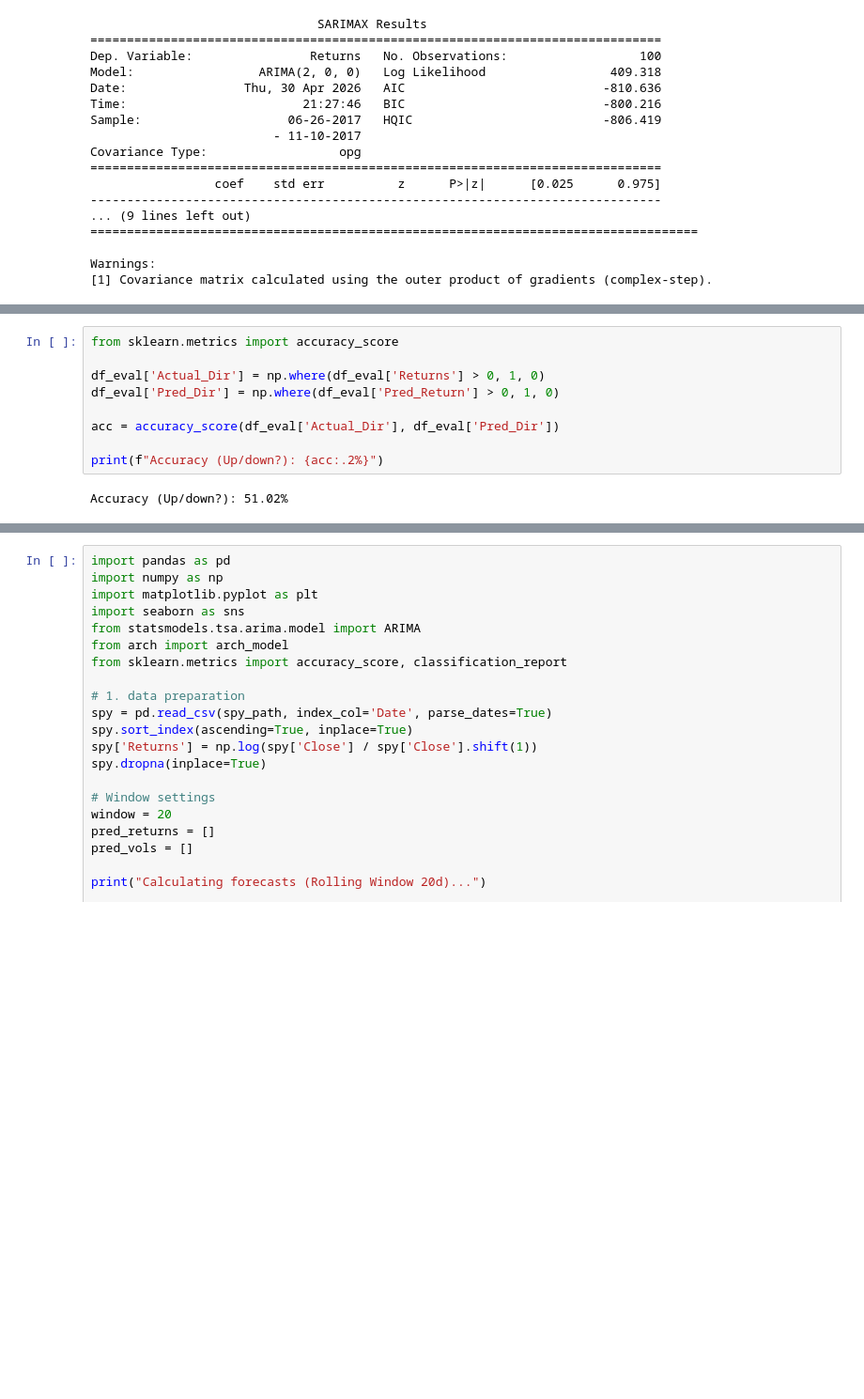
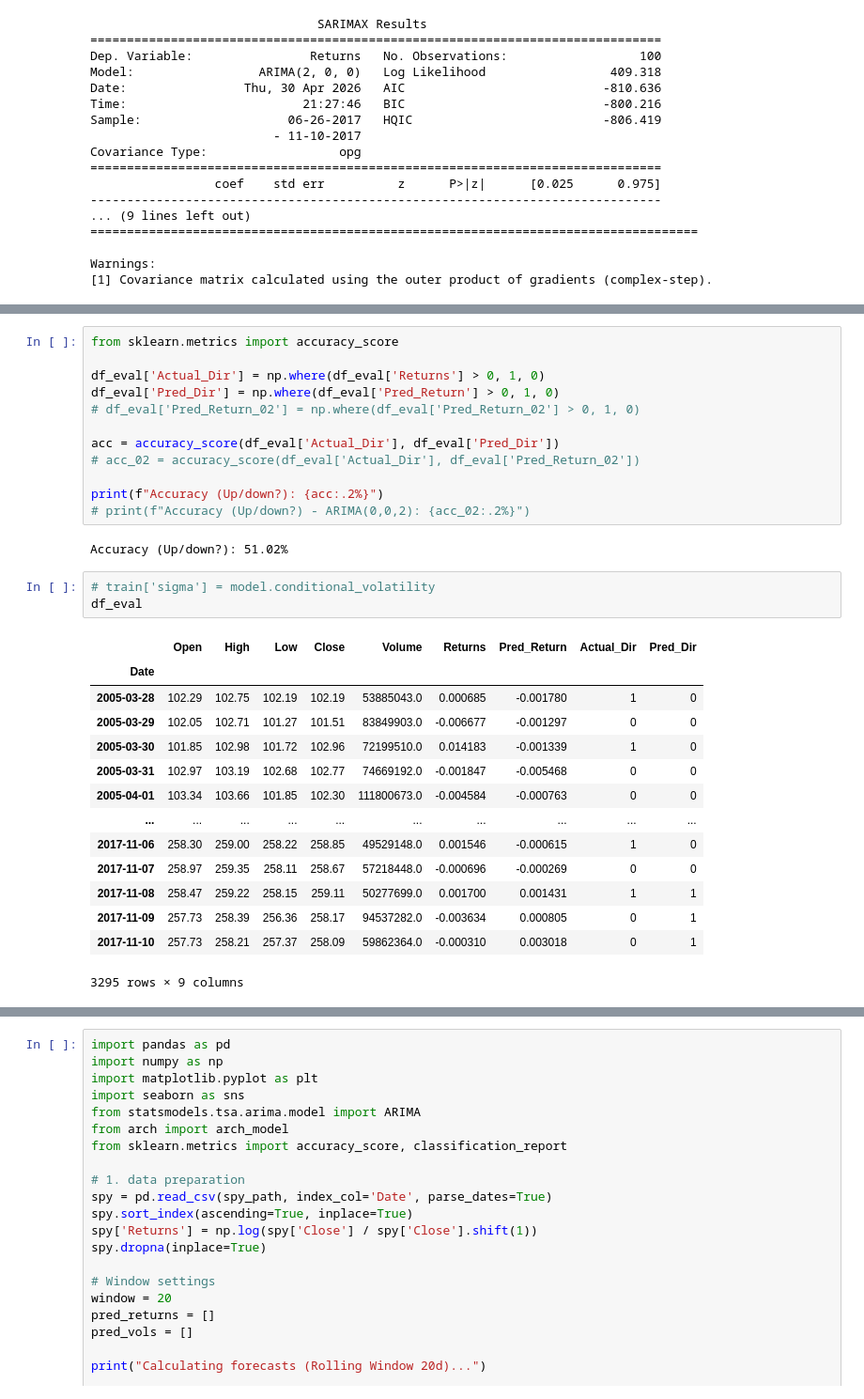
Before and after one commit to MariaNowacka/ml_project, a Jupyter notebook: notebooks/time_series.ipynb, the cells around one changed output, grey strips where cells are left out. Shown at 94% size. Saved outputs shown, nothing was run; the diff lists cells and outputs as text; blank space fills up the shorter version.

```diff
--- a/notebooks/time_series.ipynb
+++ b/notebooks/time_series.ipynb
@@ -211,9 +225,30 @@ from sklearn.metrics import accuracy_score
 
 df_eval['Actual_Dir'] = np.where(df_eval['Returns'] > 0, 1, 0)
 df_eval['Pred_Dir'] = np.where(df_eval['Pred_Return'] > 0, 1, 0)
+# df_eval['Pred_Return_02'] = np.where(df_eval['Pred_Return_02'] > 0, 1, 0)
 
 acc = accuracy_score(df_eval['Actual_Dir'], df_eval['Pred_Dir'])
+# acc_02 = accuracy_score(df_eval['Actual_Dir'], df_eval['Pred_Return_02'])
 
 print(f"Accuracy (Up/down?): {acc:.2%}")
+# print(f"Accuracy (Up/down?) - ARIMA(0,0,2): {acc_02:.2%}")
 # %% [output]
 Accuracy (Up/down?): 51.02%
+# %%
+# train['sigma'] = model.conditional_volatility
+df_eval
+# %% [output]
+|  | Open | High | Low | Close | Volume | Returns | Pred_Return | Actual_Dir | Pred_Dir |
+| Date |  |  |  |  |  |  |  |  |  |
+| 2005-03-28 | 102.29 | 102.75 | 102.19 | 102.19 | 53885043.0 | 0.000685 | -0.001780 | 1 | 0 |
+| 2005-03-29 | 102.05 | 102.71 | 101.27 | 101.51 | 83849903.0 | -0.006677 | -0.001297 | 0 | 0 |
+| 2005-03-30 | 101.85 | 102.98 | 101.72 | 102.96 | 72199510.0 | 0.014183 | -0.001339 | 1 | 0 |
+| 2005-03-31 | 102.97 | 103.19 | 102.68 | 102.77 | 74669192.0 | -0.001847 | -0.005468 | 0 | 0 |
+| 2005-04-01 | 103.34 | 103.66 | 101.85 | 102.30 | 111800673.0 | -0.004584 | -0.000763 | 0 | 0 |
+| ... | ... | ... | ... | ... | ... | ... | ... | ... | ... |
+| 2017-11-06 | 258.30 | 259.00 | 258.22 | 258.85 | 49529148.0 | 0.001546 | -0.000615 | 1 | 0 |
+| 2017-11-07 | 258.97 | 259.35 | 258.11 | 258.67 | 57218448.0 | -0.000696 | -0.000269 | 0 | 0 |
+| 2017-11-08 | 258.47 | 259.22 | 258.15 | 259.11 | 50277699.0 | 0.001700 | 0.001431 | 1 | 1 |
+| 2017-11-09 | 257.73 | 258.39 | 256.36 | 258.17 | 94537282.0 | -0.003634 | 0.000805 | 0 | 1 |
+| 2017-11-10 | 257.73 | 258.21 | 257.37 | 258.09 | 59862364.0 | -0.000310 | 0.003018 | 0 | 1 |
+3295 rows × 9 columns
```
Also changed, not shown: parts of 8 cells of this notebook.
